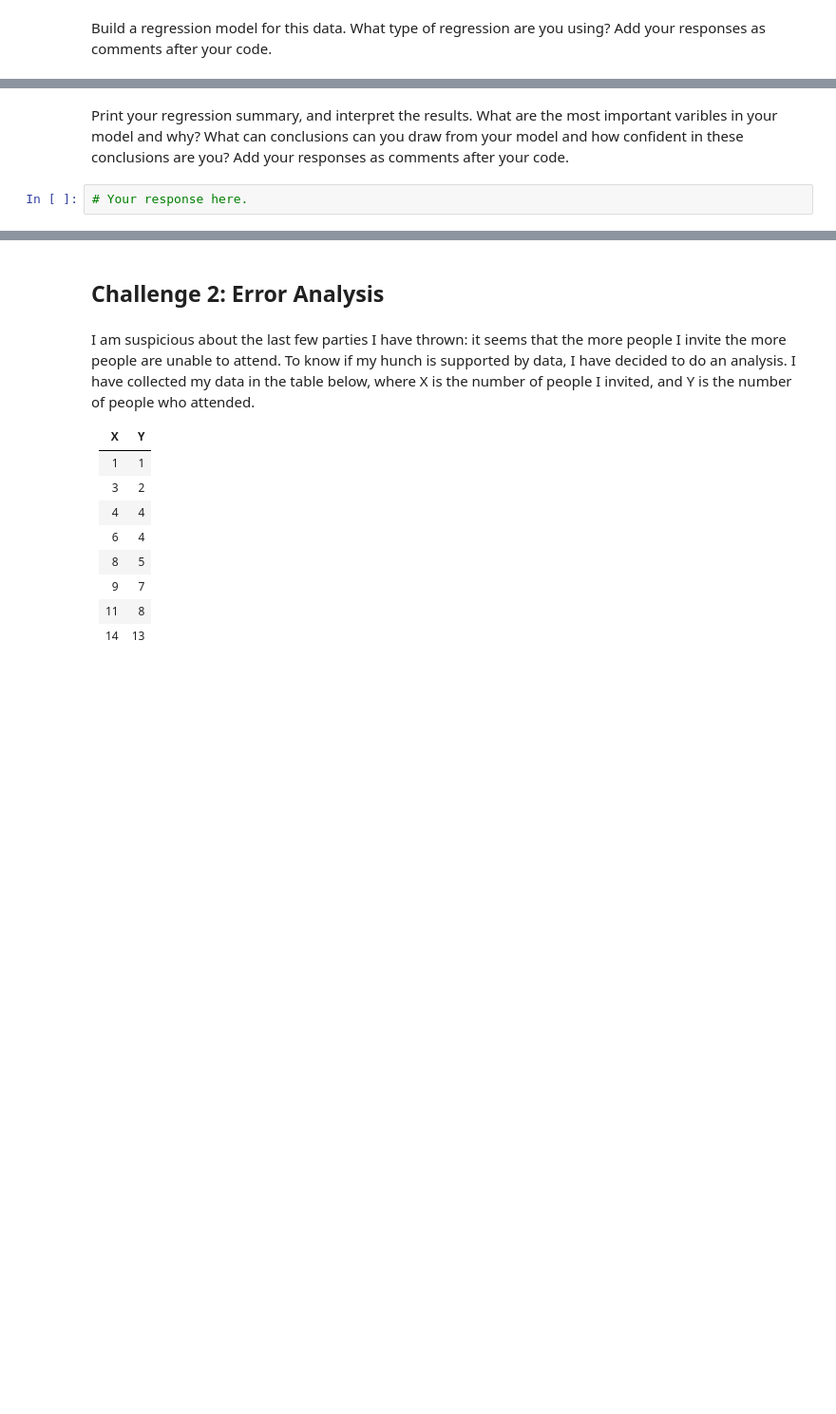
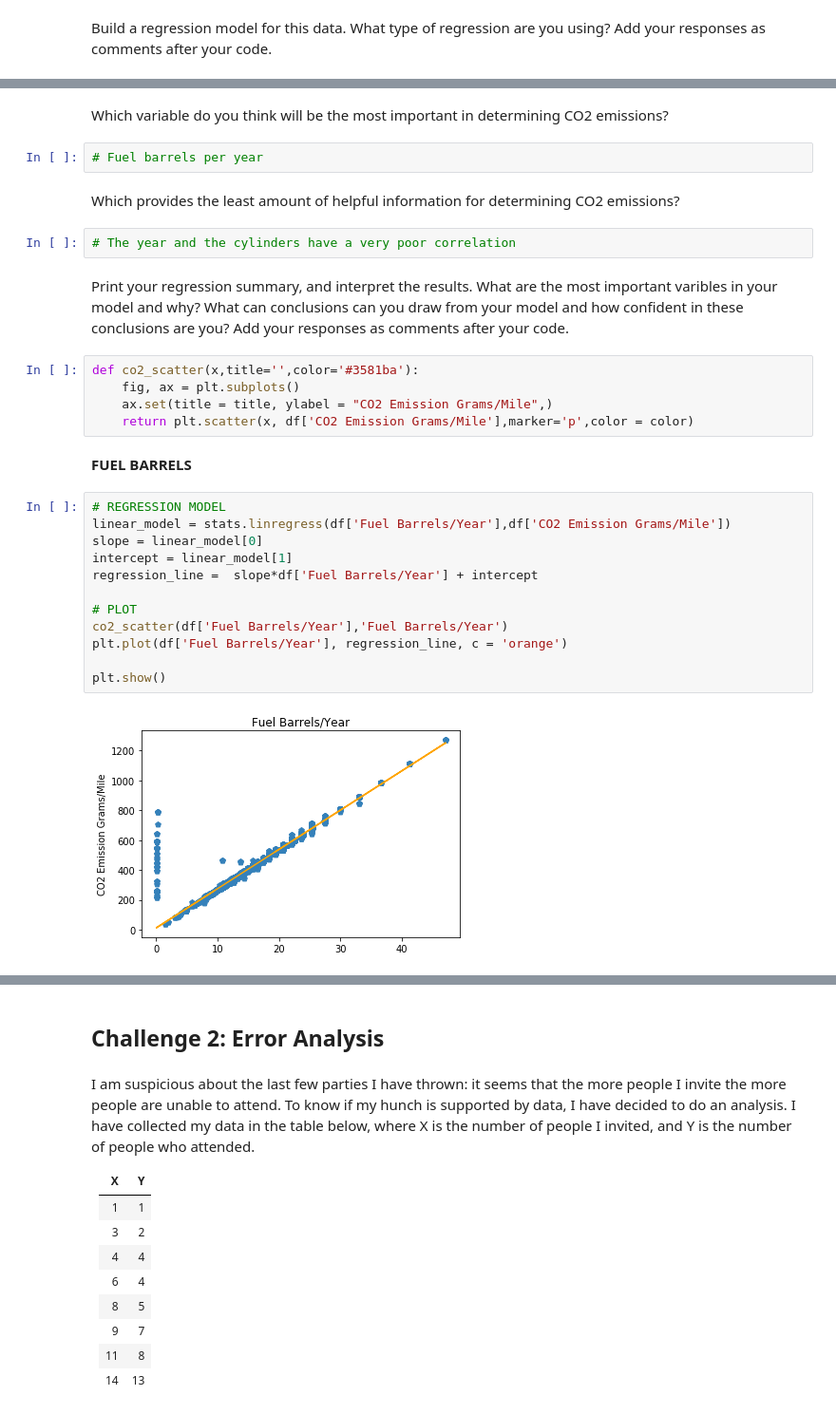
Before and after one commit to ta-data-lis/lab-regression-analysis, a Jupyter notebook: your-code/challenge1.ipynb, the cells around one changed output, grey strips where cells are left out. Shown at 95% size. Saved outputs shown, nothing was run; the diff lists cells and outputs as text; blank space fills up the shorter version.

```diff
--- a/your-code/challenge1.ipynb
+++ b/your-code/challenge1.ipynb
@@ -199,4 +260,31 @@ Build a regression model for this data. What type of regression are you using? A
+# %% [markdown]
+Which variable do you think will be the most important in determining CO2 emissions?
+# %%
+# Fuel barrels per year
+# %% [markdown]
+Which provides the least amount of helpful information for determining CO2 emissions?
+# %%
+# The year and the cylinders have a very poor correlation
 # %% [markdown]
 Print your regression summary, and interpret the results. What are the most important varibles in your model and why? What can conclusions can you draw from your model and how confident in these conclusions are you? Add your responses as comments after your code.
-# %%
-# Your response here.
+# %%
+def co2_scatter(x,title='',color='#3581ba'):
+    fig, ax = plt.subplots()
+    ax.set(title = title, ylabel = "CO2 Emission Grams/Mile",)
+    return plt.scatter(x, df['CO2 Emission Grams/Mile'],marker='p',color = color)
+# %% [markdown]
+**FUEL BARRELS**
+# %%
+# REGRESSION MODEL
+linear_model = stats.linregress(df['Fuel Barrels/Year'],df['CO2 Emission Grams/Mile'])
+slope = linear_model[0]
+intercept = linear_model[1]
+regression_line =  slope*df['Fuel Barrels/Year'] + intercept
+
+# PLOT
+co2_scatter(df['Fuel Barrels/Year'],'Fuel Barrels/Year')
+plt.plot(df['Fuel Barrels/Year'], regression_line, c = 'orange')
+
+plt.show()
+# %% [output]
+[figure, added]
```
Also changed, not shown: parts of 26 cells of this notebook, 1 other file.
